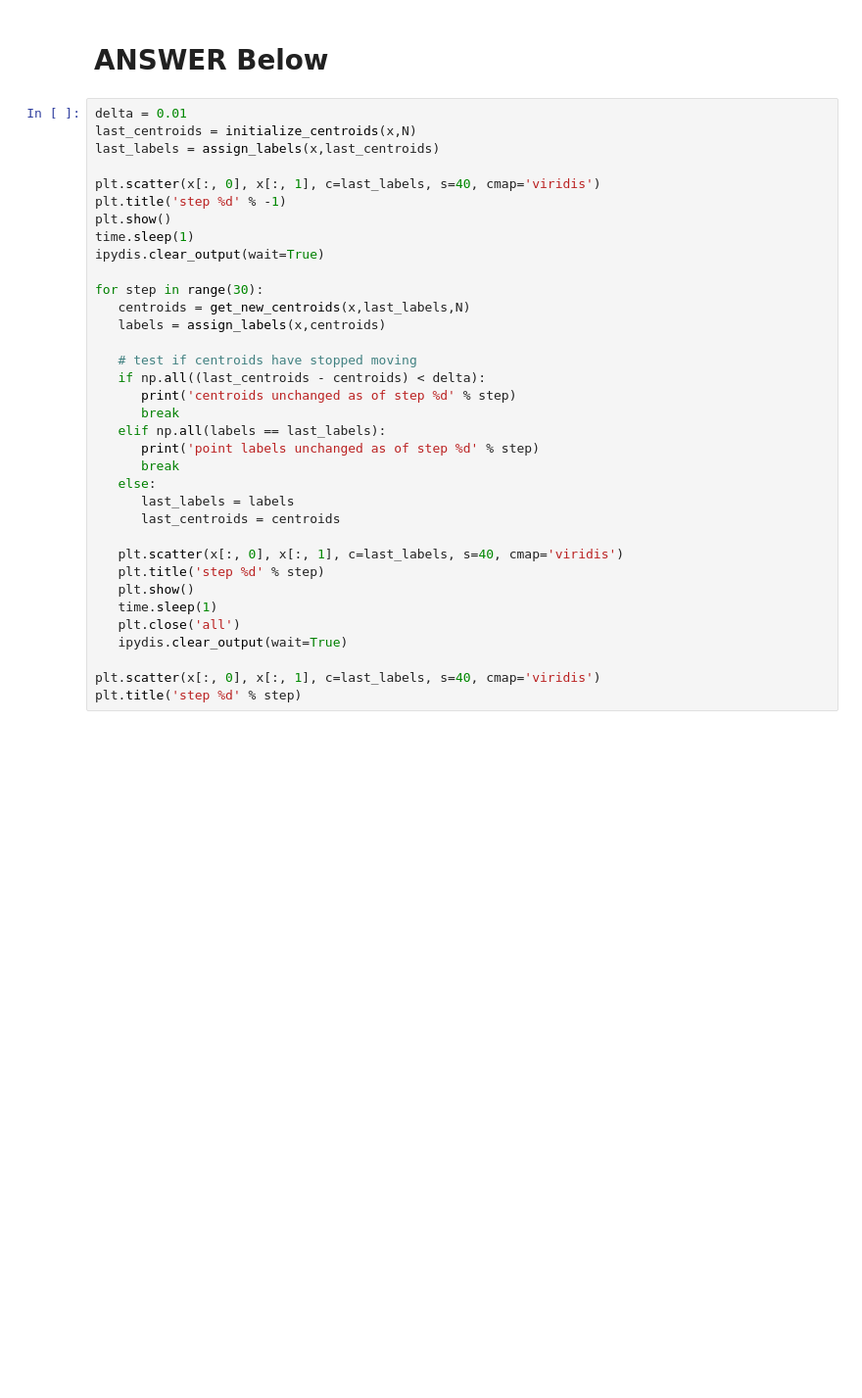
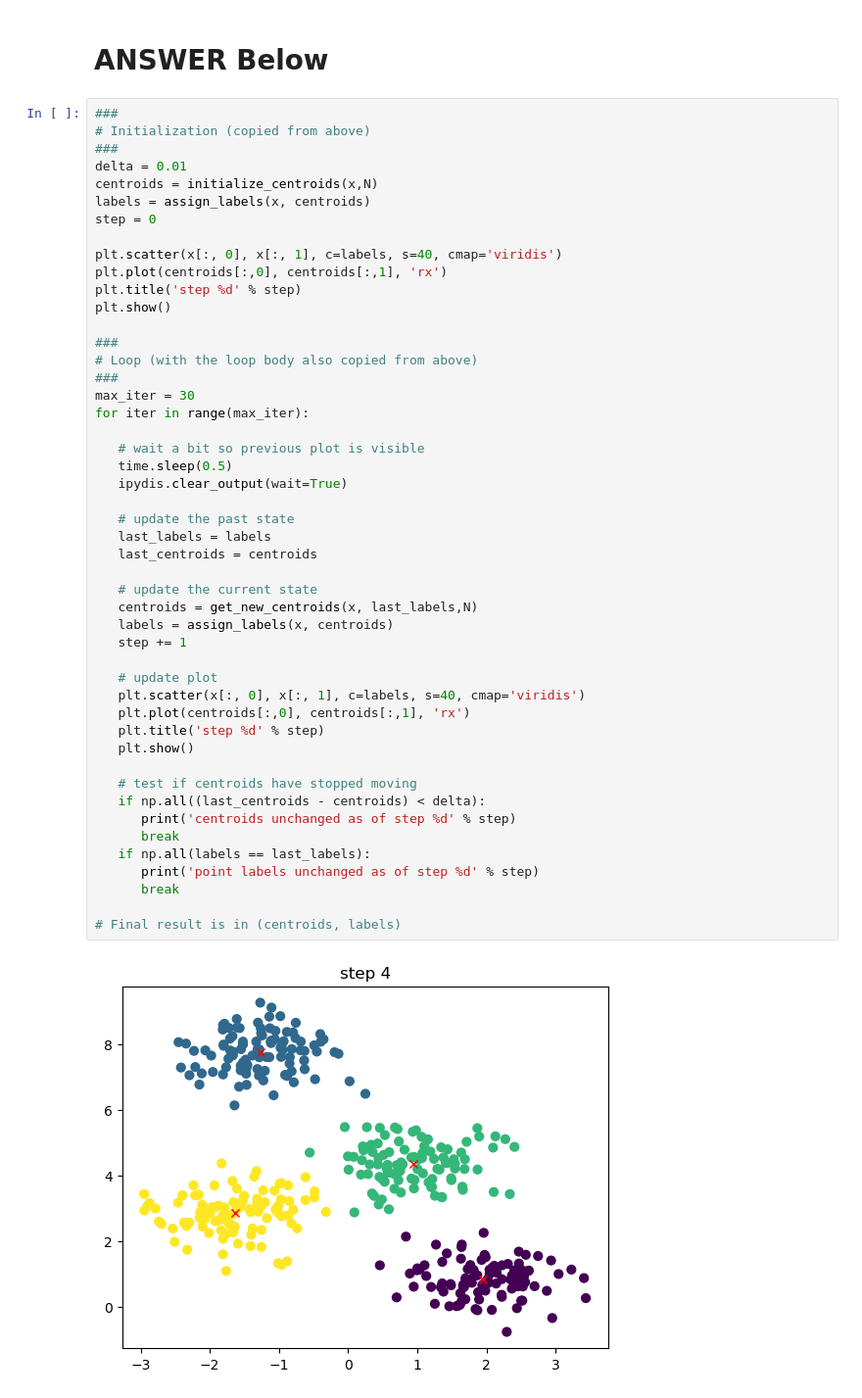
Before and after one commit to jamesgabbard/ai-science-training-series, a Jupyter notebook: 01_machineLearning/02_clustering.ipynb, the cells around one changed output. Shown at 98% size. Cells and saved outputs as stored; diff of their text form; blank space fills up the shorter version.

```diff
--- a/01_machineLearning/02_clustering.ipynb
+++ b/01_machineLearning/02_clustering.ipynb
@@ -109,38 +109,52 @@ Follow the example from the previous notebook [Linear Regression using SGD](./01
 # %% [markdown]
 # ANSWER Below
 # %%
+###
+# Initialization (copied from above)
+###
 delta = 0.01
-last_centroids = initialize_centroids(x,N)
-last_labels = assign_labels(x,last_centroids)
+centroids = initialize_centroids(x,N)
+labels = assign_labels(x, centroids)
+step = 0
 
-plt.scatter(x[:, 0], x[:, 1], c=last_labels, s=40, cmap='viridis')
-plt.title('step %d' % -1)
+plt.scatter(x[:, 0], x[:, 1], c=labels, s=40, cmap='viridis')
+plt.plot(centroids[:,0], centroids[:,1], 'rx')
+plt.title('step %d' % step)
 plt.show()
-time.sleep(1)
-ipydis.clear_output(wait=True)
 
-for step in range(30):
-   centroids = get_new_centroids(x,last_labels,N)
-   labels = assign_labels(x,centroids)
+###
+# Loop (with the loop body also copied from above)
+###
+max_iter = 30
+for iter in range(max_iter):
+
+   # wait a bit so previous plot is visible
+   time.sleep(0.5)
+   ipydis.clear_output(wait=True)
+
+   # update the past state
+   last_labels = labels
+   last_centroids = centroids
+
+   # update the current state
+   centroids = get_new_centroids(x, last_labels,N)
+   labels = assign_labels(x, centroids)
+   step += 1
+
+   # update plot
+   plt.scatter(x[:, 0], x[:, 1], c=labels, s=40, cmap='viridis')
+   plt.plot(centroids[:,0], centroids[:,1], 'rx')
+   plt.title('step %d' % step)
+   plt.show()
 
    # test if centroids have stopped moving
    if np.all((last_centroids - centroids) < delta):
       print('centroids unchanged as of step %d' % step)
       break
-   elif np.all(labels == last_labels):
+   if np.all(labels == last_labels):
       print('point labels unchanged as of step %d' % step)
       break
-   else:
-      last_labels = labels
-      last_centroids = centroids
 
-   plt.scatter(x[:, 0], x[:, 1], c=last_labels, s=40, cmap='viridis')
-   plt.title('step %d' % step)
-   plt.show()
-   time.sleep(1)
-   plt.close('all')
-   ipydis.clear_output(wait=True)
-
-plt.scatter(x[:, 0], x[:, 1], c=last_labels, s=40, cmap='viridis')
-plt.title('step %d' % step)
+# Final result is in (centroids, labels)
 # %% [output]
+[figure, new version]
```
Also changed, not shown: parts of 3 cells of this notebook.
